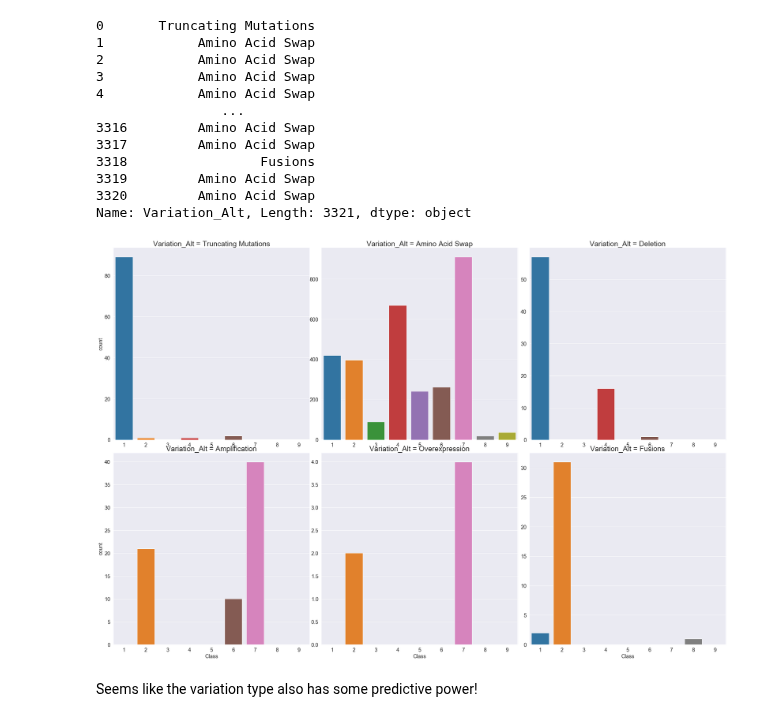
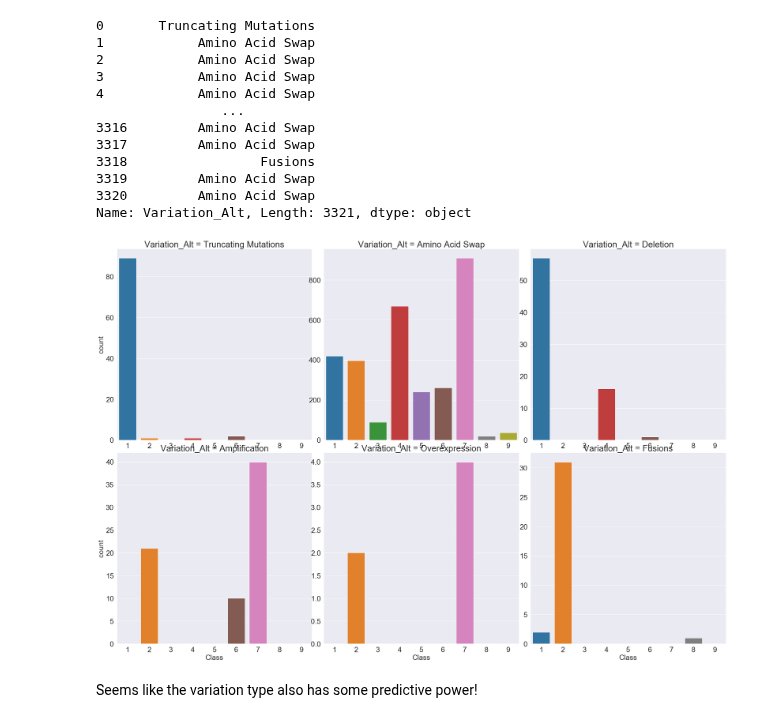
Before and after one commit to kfchou/PersonalizedMedicine, a Jupyter notebook: EDAv2.ipynb, the cells around one changed output. Cells and saved outputs as stored; diff of their text form; code cells hidden in the pictures.

```diff
--- a/EDAv2.ipynb
+++ b/EDAv2.ipynb
@@ -180,15 +180,15 @@ Name: Variation_Alt, Length: 3321, dtype: object
 # %%
 g = sns.catplot(x='Class',data=train_variants_df[['Variation_Alt','Class']],col='Variation_Alt',kind='count',col_wrap=3,
            height = 10,sharey=False,sharex=False)
-g.set_yticklabels(size = 18)
-g.set_xticklabels(size = 18)
-g.set_ylabels(size = 18)
-g.set_xlabels(size = 18)
-g.set_titles(size = 25)
+g.set_yticklabels(size = 25)
+g.set_xticklabels(size = 25)
+g.set_ylabels(size = 25)
+g.set_xlabels(size = 25)
+g.set_titles(size = 30)
 
 plt.show()
 # %% [output]
-[figure, old version]
+[figure, new version]
 # %% [markdown]
 Seems like the variation type also has some predictive power!
 # %% [markdown]
```
Also changed, not shown: parts of 4 cells of this notebook, 5 other files.
